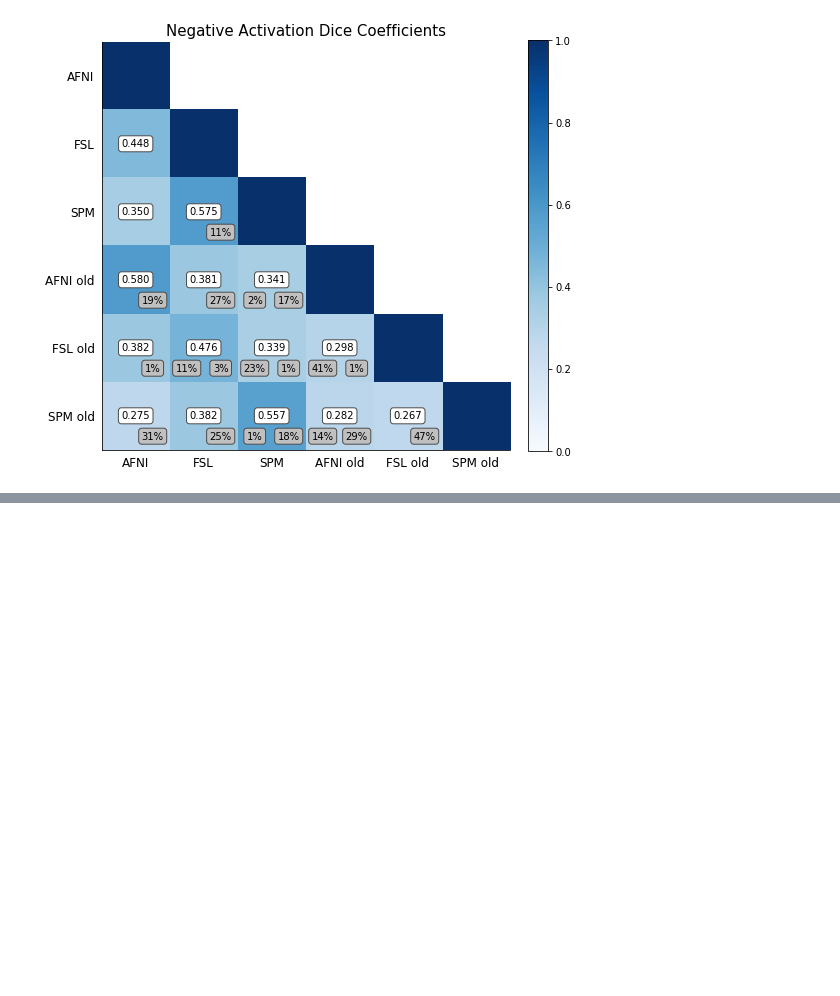
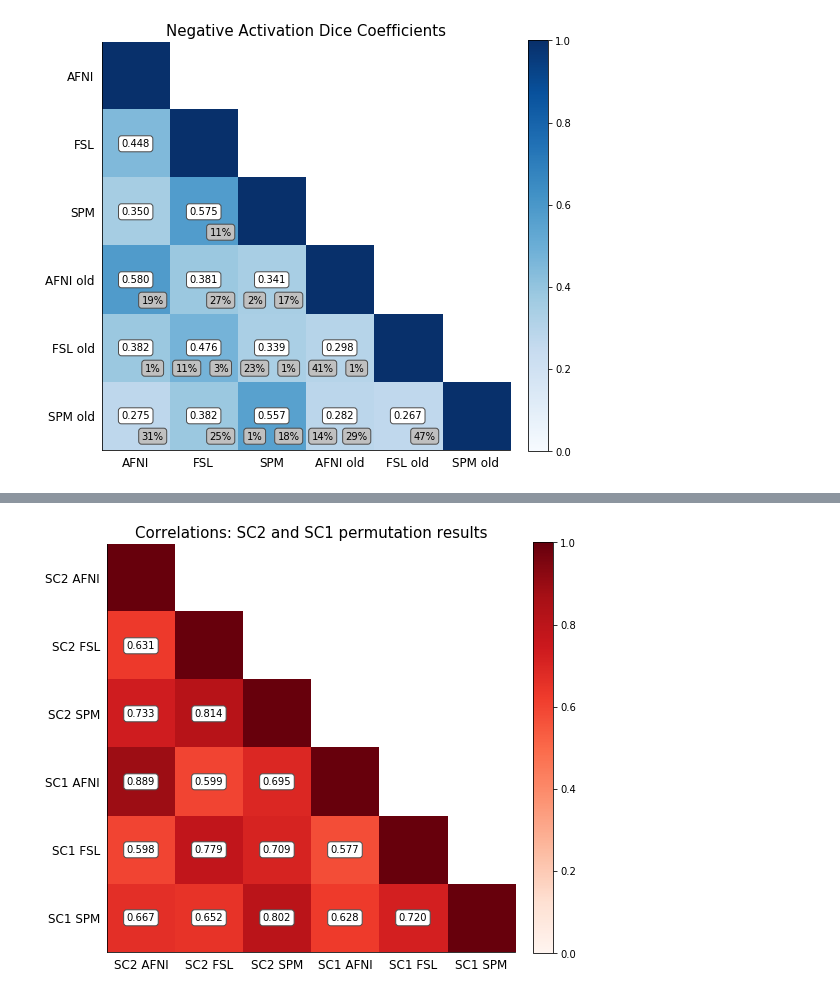
Before and after one commit to NISOx-BDI/SC2, a Jupyter notebook: figures/ds001_notebook.ipynb, the cells around one changed output, grey strips where cells are left out. Saved outputs shown, nothing was run; the diff lists cells and outputs as text; code cells hidden in the pictures; blank space fills up the shorter version.

```diff
--- a/figures/ds001_notebook.ipynb
+++ b/figures/ds001_notebook.ipynb
@@ -451,0 +461,4 @@ dice.dice_old_comparison(afni_perm_pos_exc, old_afni_perm_pos_exc, afni_perm_neg
+# %%
+correlation_tables.correlation_tables(afni_perm_z, fsl_perm, spm_perm, old_afni_perm_z, old_fsl_perm, old_spm_perm, title="Correlations: SC2 and SC1 permutation results", num_subjects=16)
+# %% [output]
+[figure, added]
```
Also changed, not shown: parts of 5 cells of this notebook, 2 other files.
